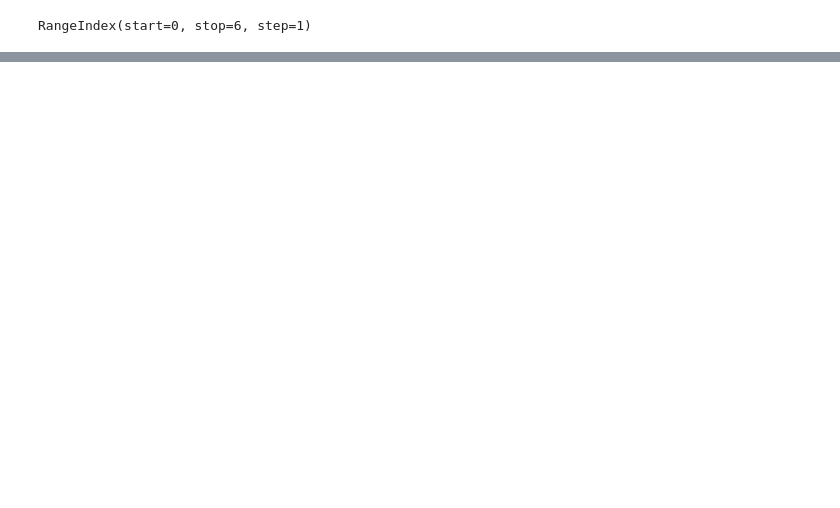
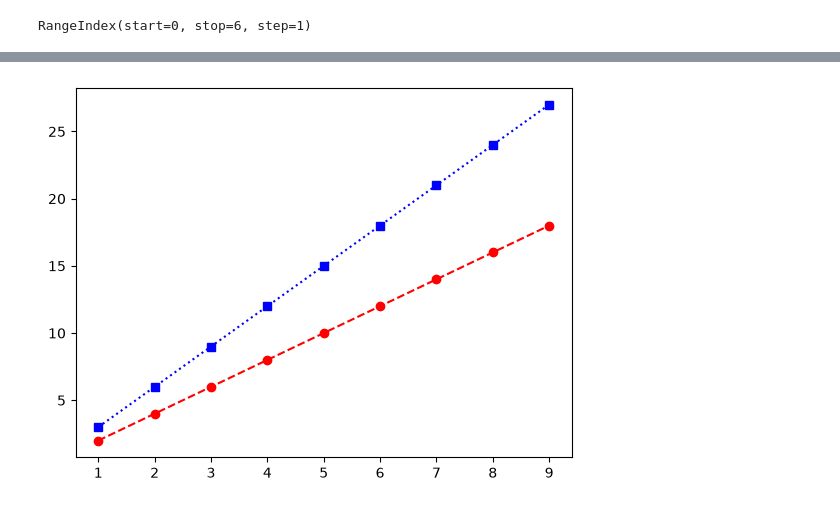
Before and after one commit to NustEred/OnDevicePython, a Jupyter notebook: 파이썬기초.ipynb, the cells around one changed output, grey strips where cells are left out. Drawn from its saved outputs; the diff is of its cells as text; code cells hidden in the pictures; blank space fills up the shorter version.

```diff
--- a/파이썬기초.ipynb
+++ b/파이썬기초.ipynb
@@ -1670,0 +2005,7 @@ df1
+# %%
+# x, y 데이터로 그래프 출력
+plt.plot([1,2,3,4,5,6,7,8,9],[2,4,6,8,10,12,14,16,18], marker='o',color='red',linestyle ='dashed')
+plt.plot([1,2,3,4,5,6,7,8,9],[3,6,9,12,15,18,21,24,27], 'bs:')
+plt.show()
+# %% [output]
+[figure, added]
```
Also changed, not shown: parts of 60 cells of this notebook, 2 other files.
